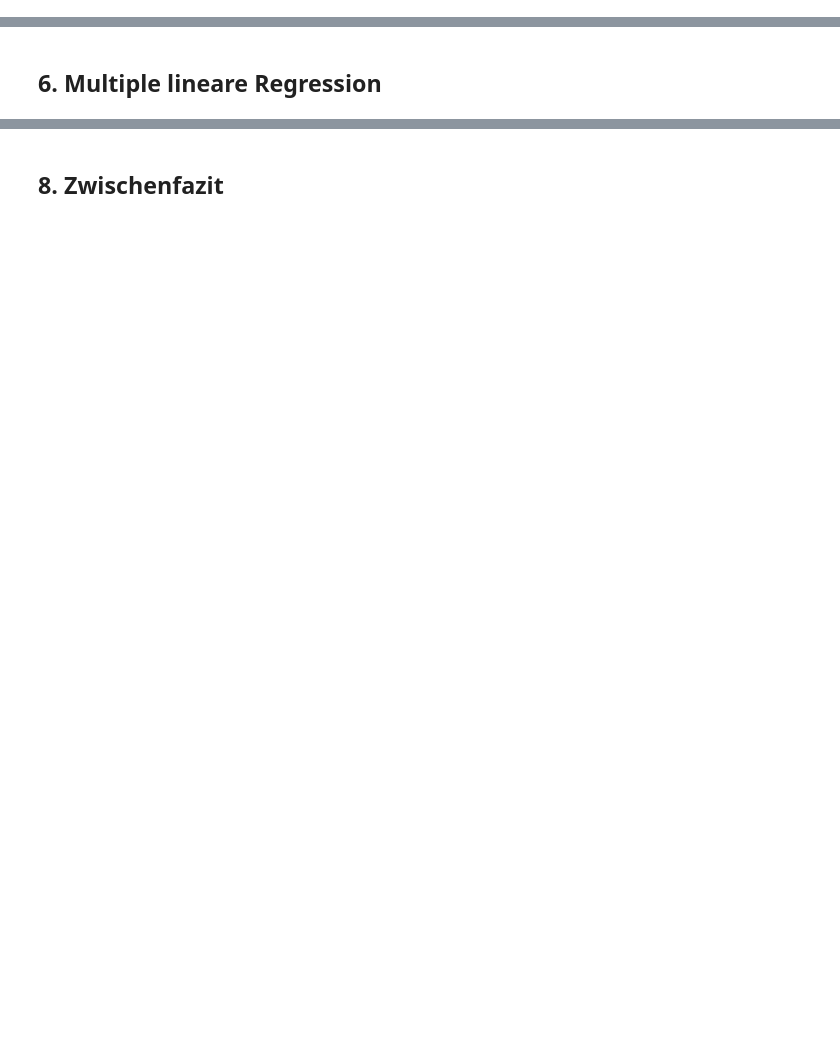
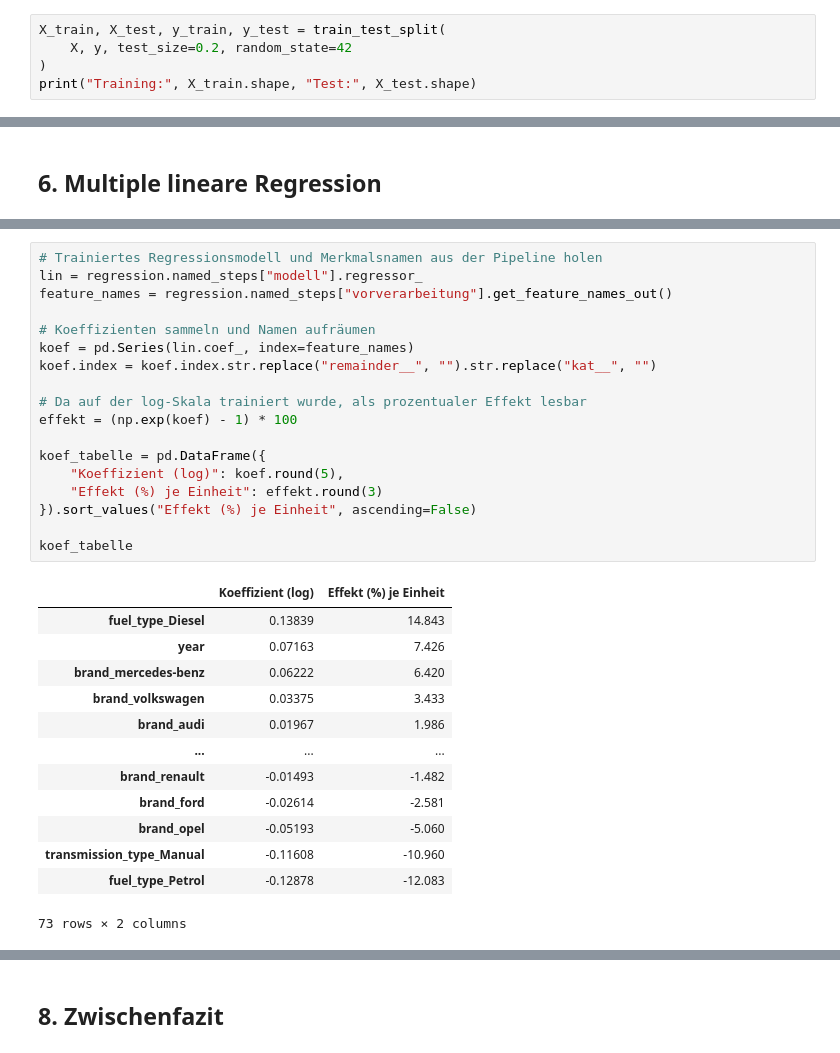
Before and after one commit to 1Zippel4/preisanalyse-autoscout24, a Jupyter notebook: notebooks/03_multiple_regression.ipynb, the cells around one changed output, grey strips where cells are left out. Cells and saved outputs as stored; diff of their text form; blank space fills up the shorter version.

```diff
--- a/notebooks/03_multiple_regression.ipynb
+++ b/notebooks/03_multiple_regression.ipynb
@@ -45,2 +87,7 @@ df.head()
 # %% [markdown]
 ## 4. Train-Test-Split und Encoding
+# %%
+X_train, X_test, y_train, y_test = train_test_split(
+    X, y, test_size=0.2, random_state=42
+)
+print("Training:", X_train.shape, "Test:", X_test.shape)
@@ -52,0 +184,32 @@ df.head()
+# %%
+# Trainiertes Regressionsmodell und Merkmalsnamen aus der Pipeline holen
+lin = regression.named_steps["modell"].regressor_
+feature_names = regression.named_steps["vorverarbeitung"].get_feature_names_out()
+
+# Koeffizienten sammeln und Namen aufräumen
+koef = pd.Series(lin.coef_, index=feature_names)
+koef.index = koef.index.str.replace("remainder__", "").str.replace("kat__", "")
+
+# Da auf der log-Skala trainiert wurde, als prozentualer Effekt lesbar
+effekt = (np.exp(koef) - 1) * 100
+
+koef_tabelle = pd.DataFrame({
+    "Koeffizient (log)": koef.round(5),
+    "Effekt (%) je Einheit": effekt.round(3)
+}).sort_values("Effekt (%) je Einheit", ascending=False)
+
+koef_tabelle
+# %% [output]
+|  | Koeffizient (log) | Effekt (%) je Einheit |
+| fuel_type_Diesel | 0.13839 | 14.843 |
+| year | 0.07163 | 7.426 |
+| brand_mercedes-benz | 0.06222 | 6.420 |
+| brand_volkswagen | 0.03375 | 3.433 |
+| brand_audi | 0.01967 | 1.986 |
+| ... | ... | ... |
+| brand_renault | -0.01493 | -1.482 |
+| brand_ford | -0.02614 | -2.581 |
+| brand_opel | -0.05193 | -5.060 |
+| transmission_type_Manual | -0.11608 | -10.960 |
+| fuel_type_Petrol | -0.12878 | -12.083 |
+73 rows × 2 columns
```
Also changed, not shown: parts of 22 cells of this notebook, 2 other files.
